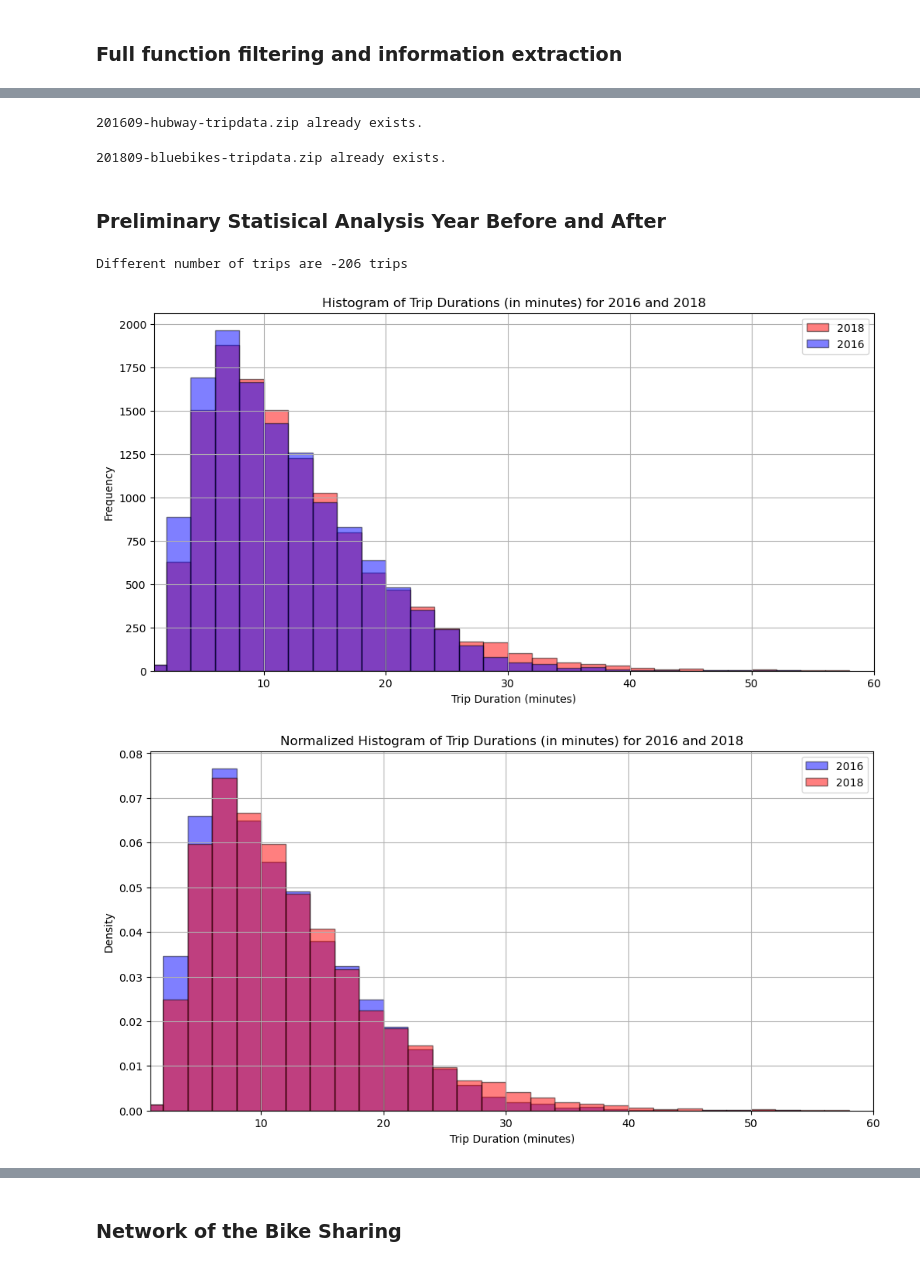
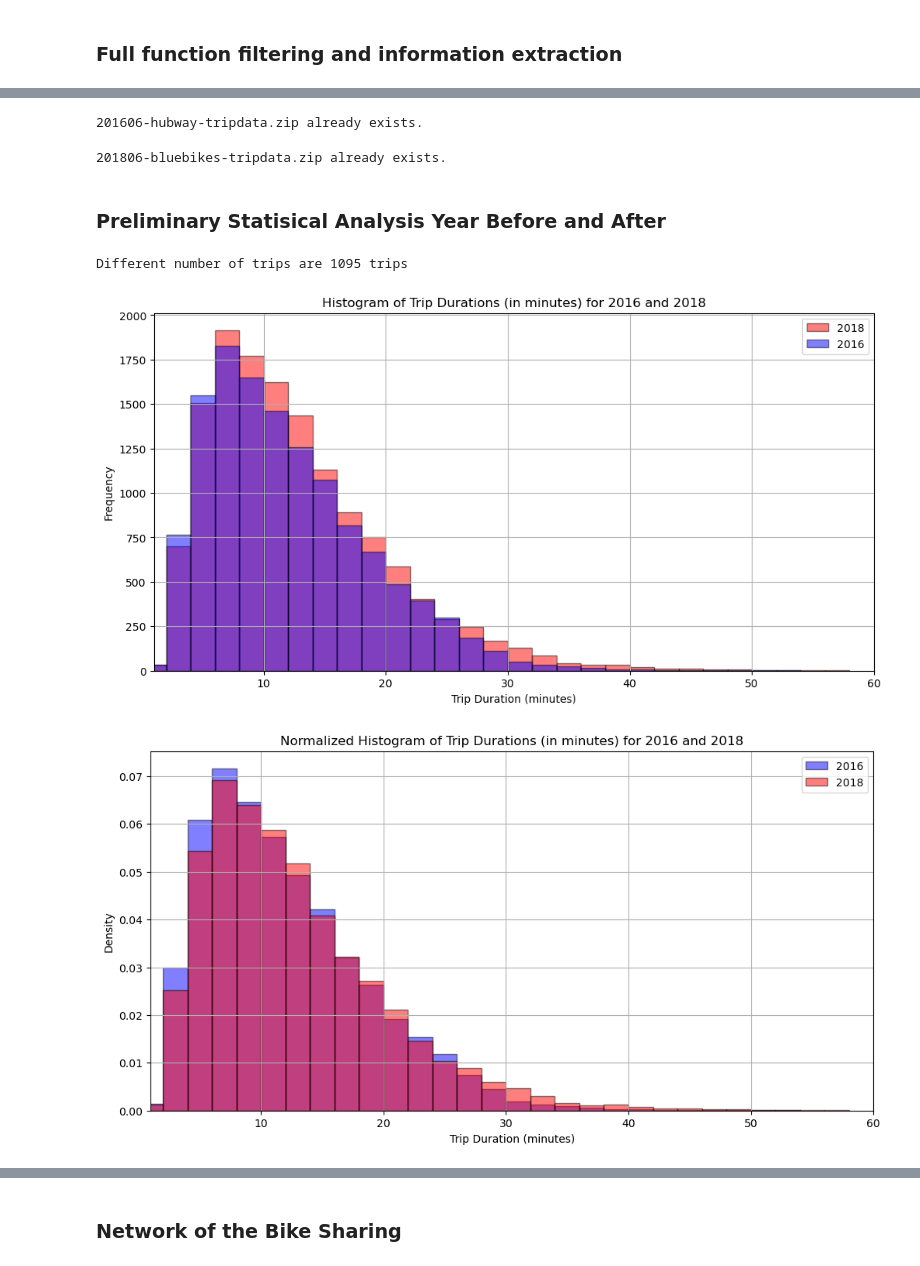
Before and after one commit to SahputraS/Bike-Sharing-Network, a Jupyter notebook: Bike Sharing Network_on going.ipynb, the cells around one changed output, grey strips where cells are left out. Drawn from its saved outputs; the diff is of its cells as text; code cells hidden in the pictures.

```diff
--- a/Bike Sharing Network_on going.ipynb
+++ b/Bike Sharing Network_on going.ipynb
@@ -121,7 +121,7 @@ def filter_date_time(df, year, month, start_day, start_hour, start_minute, end_d
 # %% [markdown]
 ### Full function filtering and information extraction
 # %%
-def initial_cleaning (month, year, start_hour, end_hour):
+def initial_cleaning (month, year, start_hour, end_hour, bsn_full = None):
     '''
     INPUT
     month      : Integer signify the month of analysis
@@ -135,7 +135,8 @@ def initial_cleaning (month, year, start_hour, end_hour):
     stations_loc : Dataframe containing information about the latitude and longitude of each stations
     '''
     # Download/open the file
-    bsn_full = download_and_unzip(int(year), int(month))
+    if bsn_full is None:
+        bsn_full = download_and_unzip(int(year), int(month))
 
     # Filter date and time
     start_year = year
@@ -199,17 +198,17 @@ For the current simple analysis, September is picked to be the best month becaus
 # %%
 starth = 8
 endh =9
-mon = 9
+mon = 6
 year1 = 2016
 year2 = 2018
 # %%
 data_16, trip_counts_16, stations_loc_16 = initial_cleaning (month = mon, year = year1, start_hour = starth , end_hour = endh)
 # %% [output]
-201609-hubway-tripdata.zip already exists.
+201606-hubway-tripdata.zip already exists.
 # %%
 data_18, trip_counts_18, stations_loc_18 = initial_cleaning (month = mon, year = year2, start_hour = starth , end_hour = endh)
 # %% [output]
-201809-bluebikes-tripdata.zip already exists.
+201806-bluebikes-tripdata.zip already exists.
 # %% [markdown]
 ### Preliminary Statisical Analysis Year Before and After
 # %%
@@ -218,7 +217,7 @@ data_18, trip_counts_18, stations_loc_18, new_stations_18 = elim_stations(data_1
 dif_num_trips = len(data_18) - len(data_16)
 print('Different number of trips are', dif_num_trips, 'trips')
 # %% [output]
-Different number of trips are -206 trips
+Different number of trips are 1095 trips
 # %%
 data_16['tripduration_minutes'] = data_16['tripduration'] / 60
 data_18['tripduration_minutes'] = data_18['tripduration'] / 60
@@ -236,18 +235,23 @@ plt.xlim(1,60)
 plt.grid(True)
 plt.show()
 # %% [output]
-[figure, old version]
+[figure, new version]
 # %%
+data_16['tripduration_minutes'] = data_16['tripduration'] / 60
+data_18['tripduration_minutes'] = data_18['tripduration'] / 60
+
+bins = range(0, 60, 2)
+
 # Plot normalized
 plt.figure(figsize=(12, 6))
 hist_16, bins_16, _ = plt.hist(data_16['tripduration_minutes'], bins=bins, alpha=0.5, label='2016', color='blue', edgecolor='black', density=True)
 hist_18, bins_18, _ = plt.hist(data_18['tripduration_minutes'], bins=bins, alpha=0.5, label='2018', color='red', edgecolor='black', density=True)
 plt.title('Normalized Histogram of Trip Durations (in minutes) for 2016 and 2018')
 plt.xlabel('Trip Duration (minutes)')
 plt.ylabel('Density')
 plt.legend(loc='upper right')
 plt.grid(True)
 plt.xlim(1, 60)
 plt.show()
 # %% [output]
-[figure, old version]
+[figure, new version]
```
Also changed, not shown: parts of 51 cells of this notebook.
